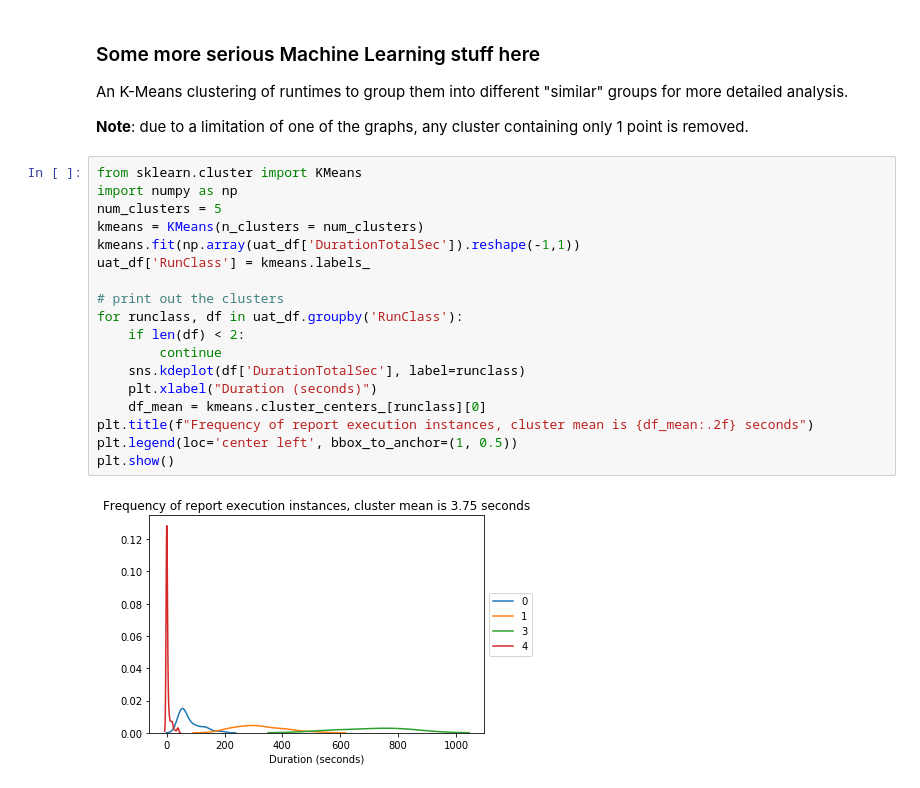
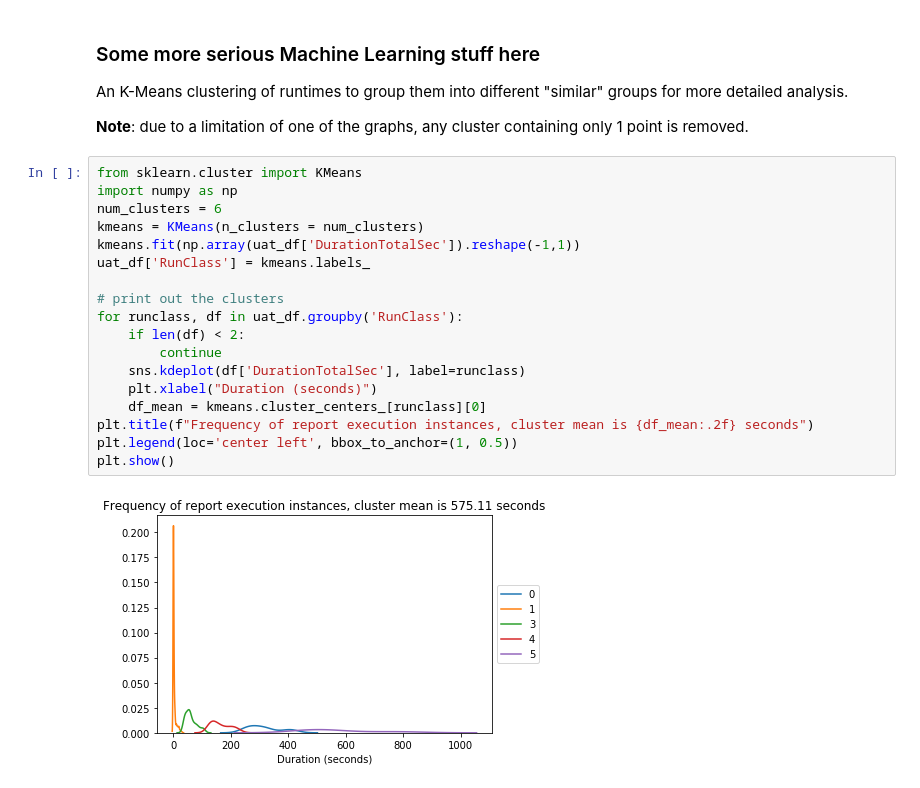
Before and after one commit to themcclure/dare_analytics, a Jupyter notebook: 4 - Duration Analytics.ipynb, the cells around one changed output. Saved outputs shown, nothing was run; the diff lists cells and outputs as text.

```diff
--- a/4 - Duration Analytics.ipynb
+++ b/4 - Duration Analytics.ipynb
@@ -168,23 +173,23 @@ An K-Means clustering of runtimes to group them into different "similar" groups
 # %%
 from sklearn.cluster import KMeans
 import numpy as np
-num_clusters = 5
+num_clusters = 6
 kmeans = KMeans(n_clusters = num_clusters)
 kmeans.fit(np.array(uat_df['DurationTotalSec']).reshape(-1,1))
 uat_df['RunClass'] = kmeans.labels_
 
 # print out the clusters
 for runclass, df in uat_df.groupby('RunClass'):
     if len(df) < 2:
         continue
     sns.kdeplot(df['DurationTotalSec'], label=runclass)
     plt.xlabel("Duration (seconds)")
     df_mean = kmeans.cluster_centers_[runclass][0]
 plt.title(f"Frequency of report execution instances, cluster mean is {df_mean:.2f} seconds")
 plt.legend(loc='center left', bbox_to_anchor=(1, 0.5))
 plt.show()
 # %% [output]
-[figure, old version]
+[figure, new version]
 # %%
 # for each cluster that's not the smallest cluster, and filtering out clusters that only have 1 entry
 cluster_df = pd.DataFrame({'ClusterMean': kmeans.cluster_centers_[:,0], 'Number': pd.DataFrame(kmeans.labels_)[0].value_counts(sort=False)})
```
Also changed, not shown: parts of 12 cells of this notebook, 1 other file.
